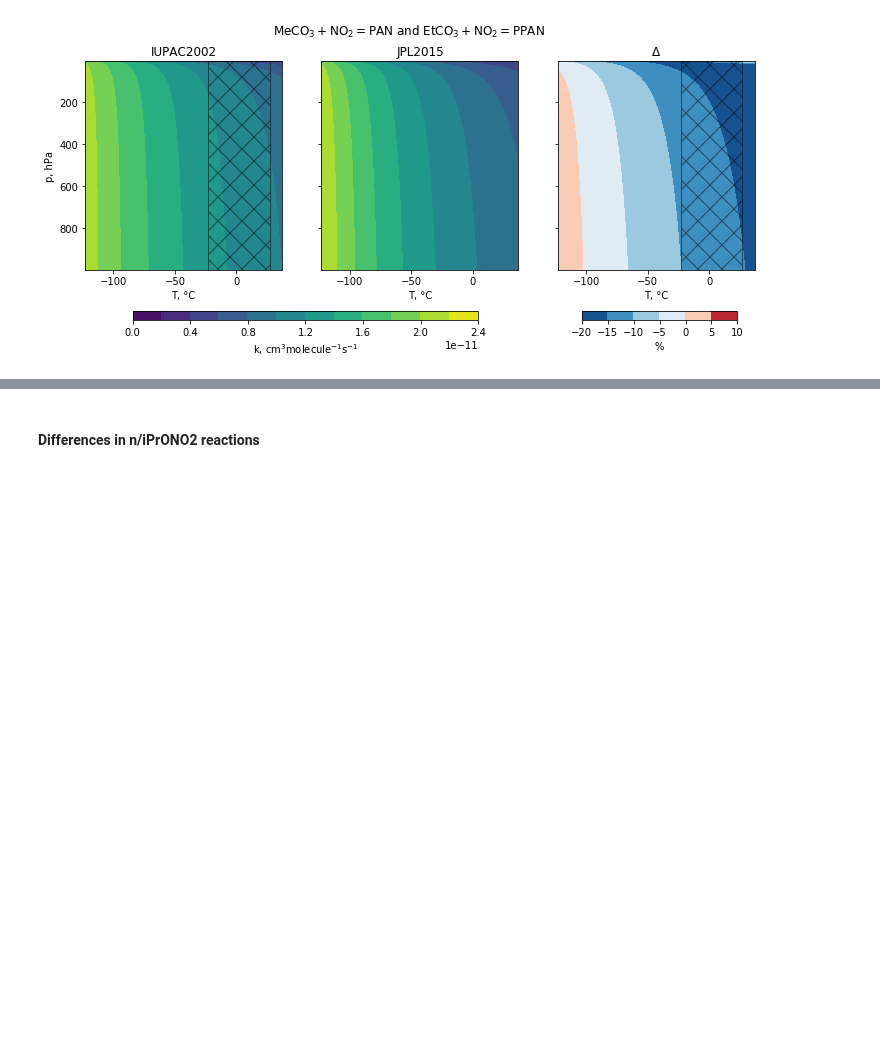
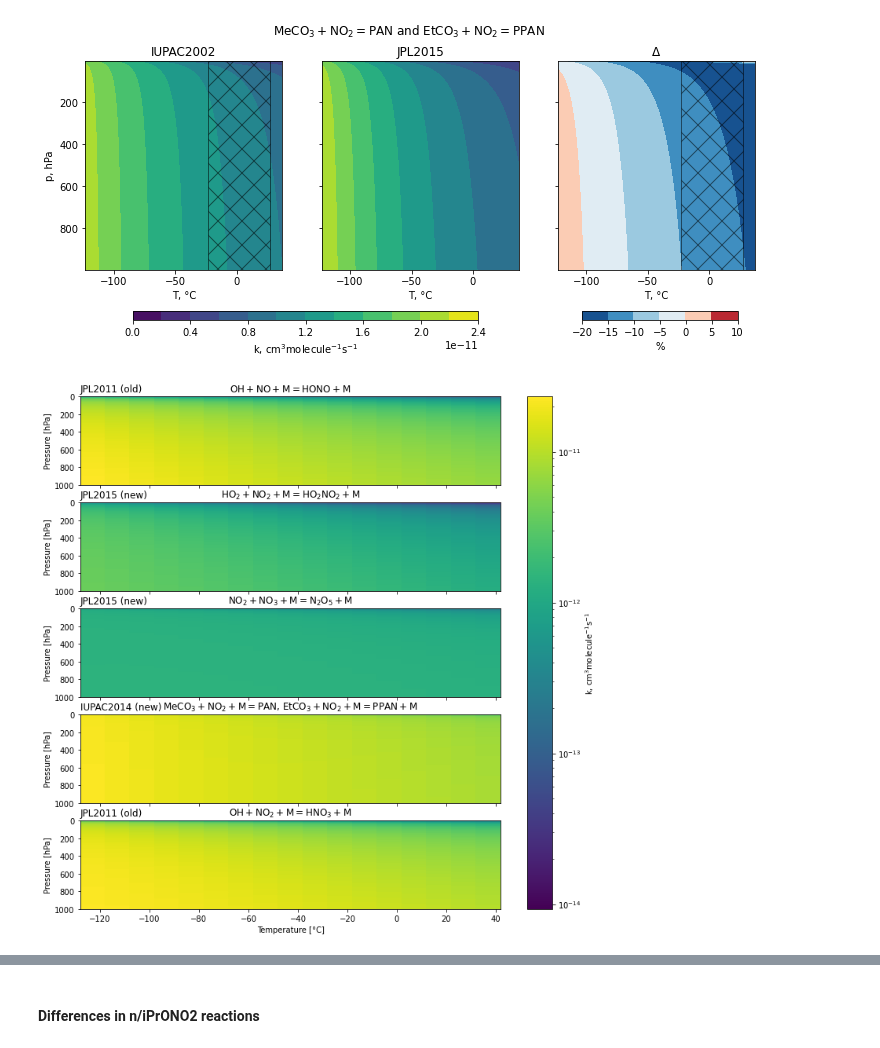
Before and after one commit to mzamyatina/phd_ukca, a Jupyter notebook: calc_rate_diffs.ipynb, the cells around one changed output, grey strips where cells are left out. Cells and saved outputs as stored; diff of their text form; code cells hidden in the pictures; blank space fills up the shorter version.

```diff
--- a/calc_rate_diffs.ipynb
+++ b/calc_rate_diffs.ipynb
@@ -628,0 +679,34 @@ fig.savefig(path_to_results / 'meco3_no2_pan.png', bbox_inches='tight')
+# %%
+fig, ax = plt.subplots(nrows=5, ncols=1, figsize=(12,12), facecolor='white', sharex=True, sharey=True)
+
+common_min = np.min([ho_no_old.min(), ho2_no2_new.min(), no2_no3_new.min(), meco3_no2_new.min(), ho_no2_old.min()])
+common_max = np.max([ho_no_old.max(), ho2_no2_new.max(), no2_no3_new.max(), meco3_no2_new.max(), ho_no2_old.max()])
+norm=colors.LogNorm(vmin=common_min, vmax=common_max)
+
+p0 = ax[0].pcolormesh(ukca_t_range-273, p_range/100, ho_no_old, norm=norm, shading="auto")
+p1 = ax[1].pcolormesh(ukca_t_range-273, p_range/100, ho2_no2_new, norm=norm, shading="auto")
+p2 = ax[2].pcolormesh(ukca_t_range-273, p_range/100, no2_no3_new, norm=norm, shading="auto")
+p3 = ax[3].pcolormesh(ukca_t_range-273, p_range/100, meco3_no2_new, norm=norm, shading="auto")
+p4 = ax[4].pcolormesh(ukca_t_range-273, p_range/100, ho_no2_old, norm=norm, shading="auto")
+
+
+ax[0].set_title('JPL2011 (old)', loc='left')
+ax[0].set_title('$OH+NO+M=HONO+M$', loc='center')
+ax[1].set_title('JPL2015 (new)', loc='left')
+ax[1].set_title('$HO_2+NO_2+M=HO_2NO_2+M$', loc='center')
+ax[2].set_title('JPL2015 (new)', loc='left')
+ax[2].set_title('$NO_2+NO_3+M=N_2O_5+M$', loc='center')
+ax[3].set_title('IUPAC2014 (new)', loc='left')
+ax[3].set_title('$MeCO_3+NO_2+M=PAN$, $EtCO_3+NO_2+M=PPAN+M$', loc='center')
+ax[4].set_title('JPL2011 (old)', loc='left')
+ax[4].set_title('$OH+NO_2+M=HNO_3+M$', loc='center')
+
+ax[4].set_xlabel(u'Temperature [\u00B0C]')
+for iax in ax.flatten():
+    iax.set_ylabel('Pressure [hPa]')
+    iax.set_ylim(1000,0)
+fig.colorbar(p0, ax=ax, orientation='vertical', label='k, $cm^3 molecule^{-1} s^{-1}$')
+
+fig.savefig(path_to_results / 'x_y_m_z_m_temp_full.png', bbox_inches='tight')
+# %% [output]
+[figure, added]
```
Also changed, not shown: parts of 11 cells of this notebook.
